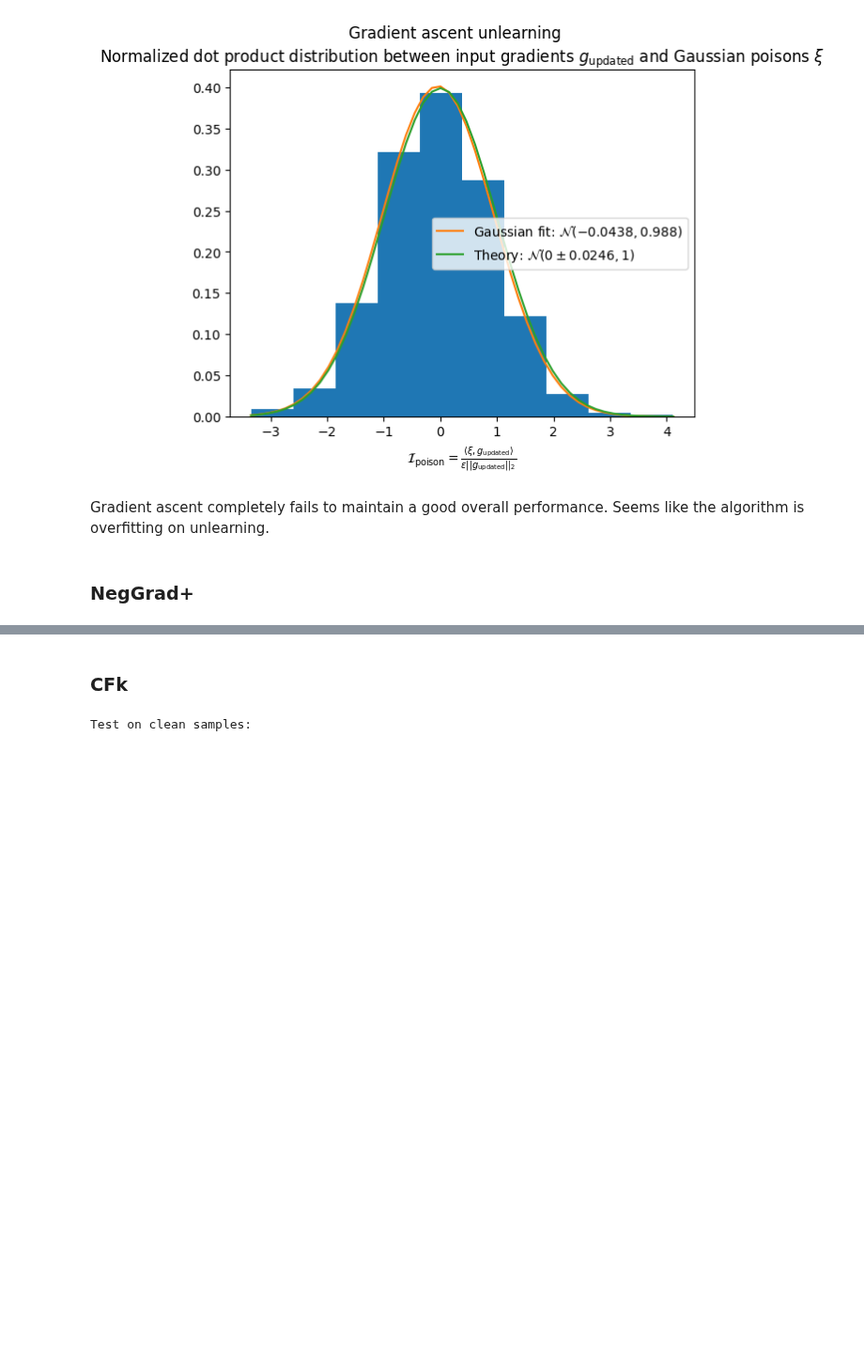
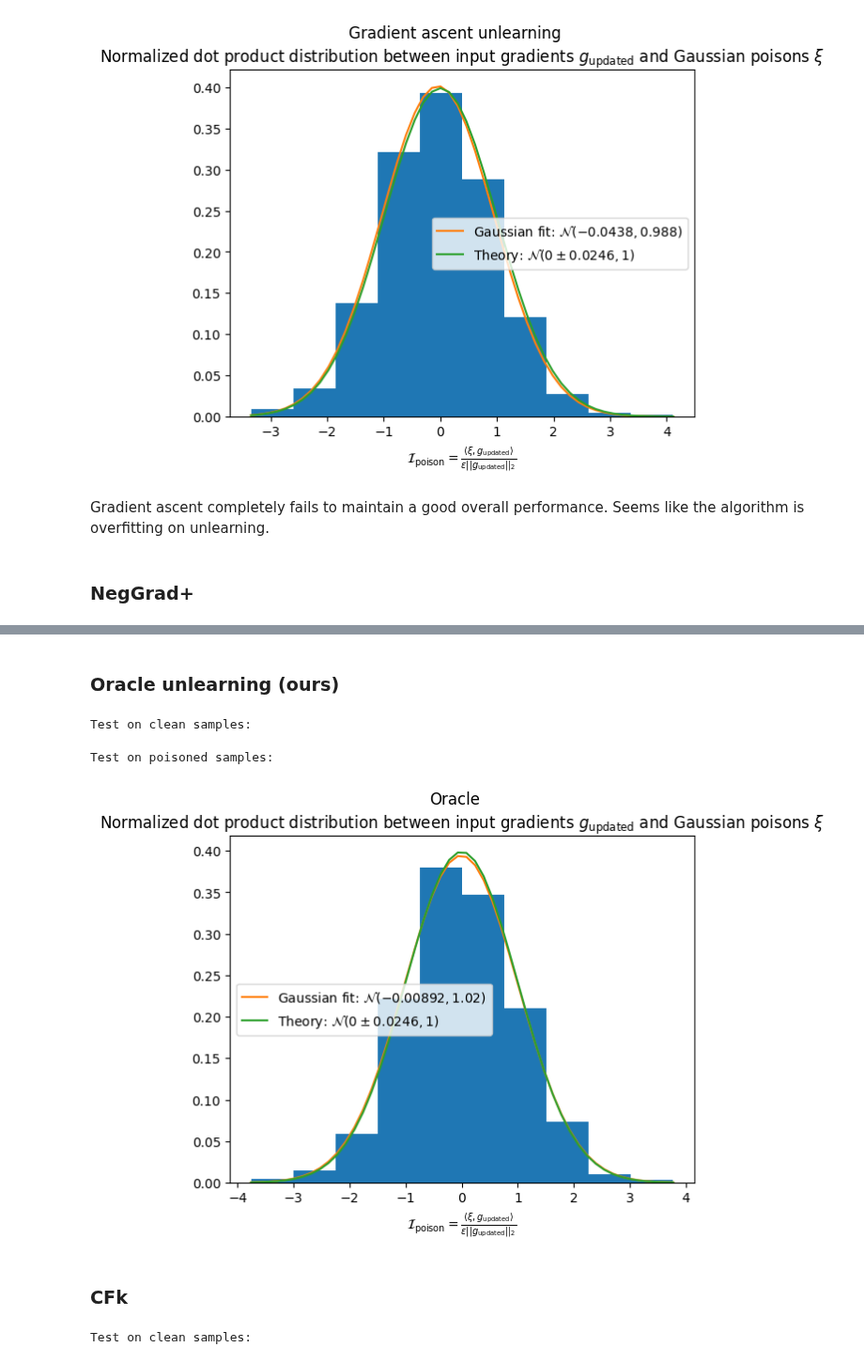
Before and after one commit to AI-Safety-X2023/playground, a Jupyter notebook: implementations/projects/poisoning/gaussian_poisoning.ipynb, the cells around one changed output, grey strips where cells are left out. Shown at 94% size. Saved outputs shown, nothing was run; the diff lists cells and outputs as text; code cells hidden in the pictures; blank space fills up the shorter version.

```diff
--- a/implementations/projects/poisoning/gaussian_poisoning.ipynb
+++ b/implementations/projects/poisoning/gaussian_poisoning.ipynb
@@ -670,3 +668,17 @@ Test on poisoned samples:
+# %% [markdown]
+### Oracle unlearning (ours)
+# %%
+unlearner = deepcopy(corrupted_model)
+# TODO:
+# Future work: how to set learning rate according to GUS? Is GUS a relevant metric?
+opt_oracle = make_optimizer(unlearner, lr=0.1 * lr)
+
+oracle_unlearning(unlearner, base_loader, poisoned_loader, loss_func, opt_oracle)
+display_post_unlearning_results(unlearner, algo_name='Oracle')
+# %% [output]
+Test on clean samples:
+Test on poisoned samples:
+[figure, added]
 # %% [markdown]
 ### CFk
 # %%
```
Also changed, not shown: parts of 15 cells of this notebook, 1 other file.
